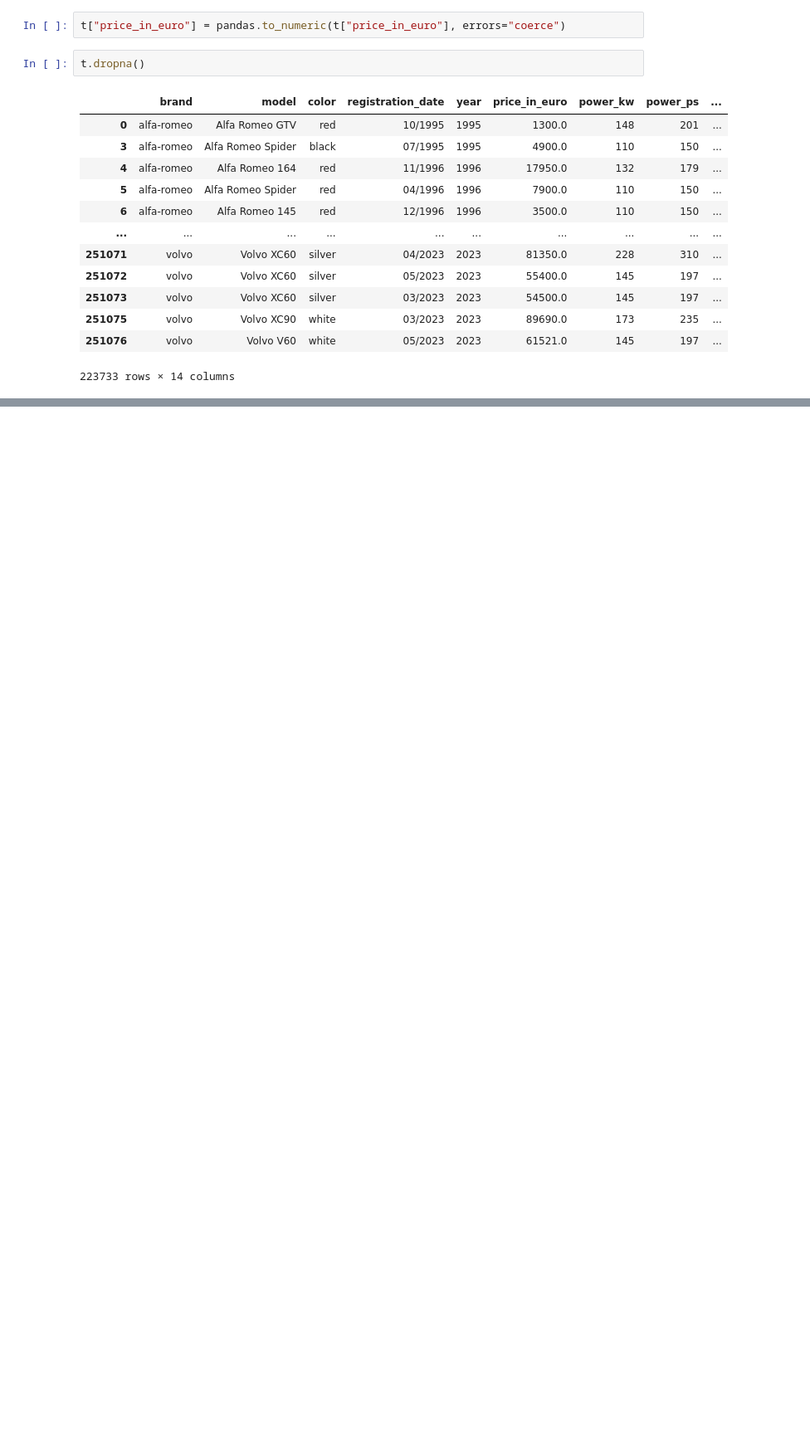
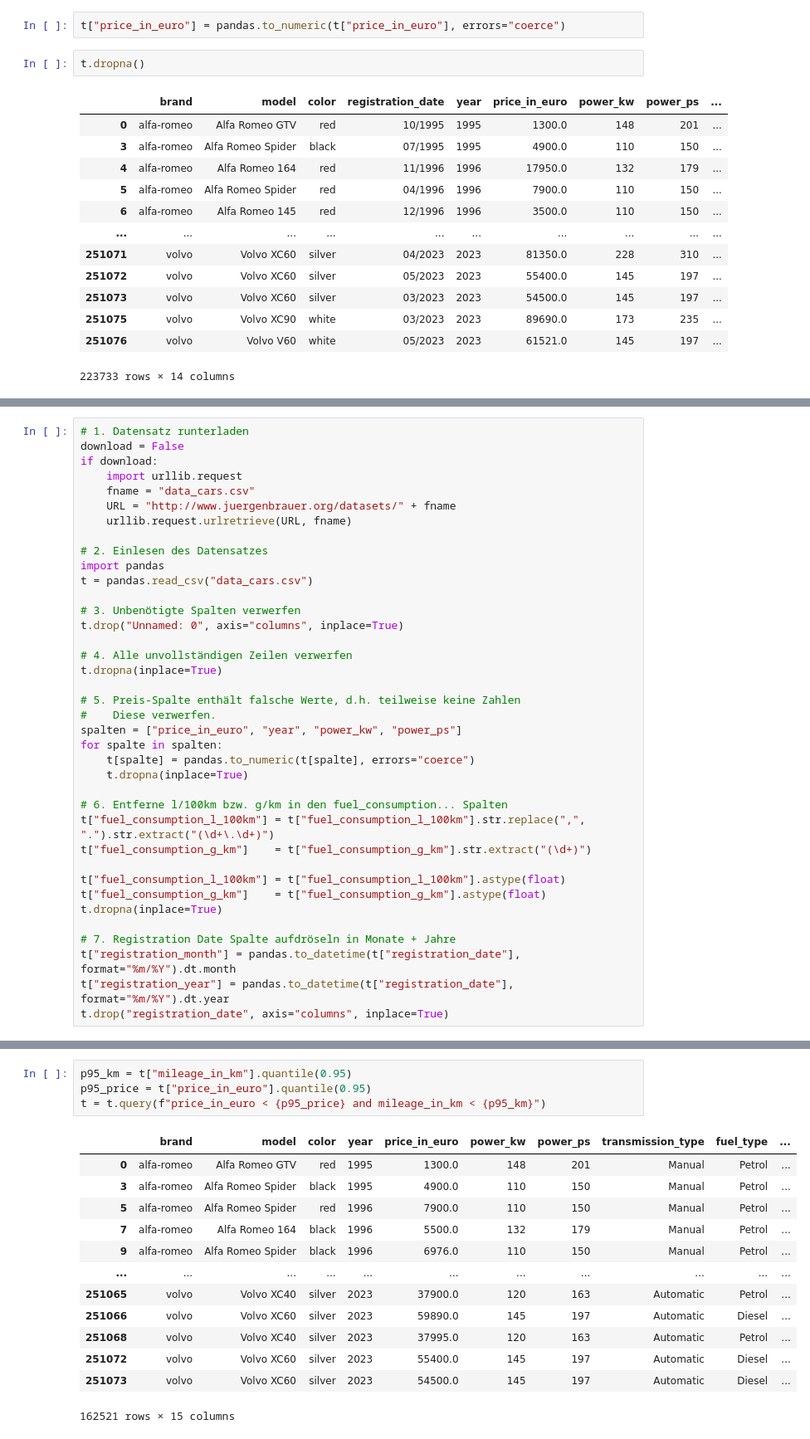
Before and after one commit to juebrauer/ws23_deeplearning, a Jupyter notebook: 1-1_datensatz_autopreise_vorbereiten.ipynb, the cells around one changed output, grey strips where cells are left out. Shown at 83% size. Cells and saved outputs as stored; diff of their text form; blank space fills up the shorter version.

Commit message:
1. Completed data cleaning of AutoScout24 dataset 2. Prepared data for machine learning

```diff
--- a/1-1_datensatz_autopreise_vorbereiten.ipynb
+++ b/1-1_datensatz_autopreise_vorbereiten.ipynb
@@ -326,0 +315,38 @@ t.dropna()
+# %%
+# 1. Datensatz runterladen
+download = False
+if download:
+    import urllib.request
+    fname = "data_cars.csv"
+    URL = "http://www.juergenbrauer.org/datasets/" + fname
+    urllib.request.urlretrieve(URL, fname)
+
+# 2. Einlesen des Datensatzes
+import pandas
+t = pandas.read_csv("data_cars.csv")
+
+# 3. Unbenötigte Spalten verwerfen
+t.drop("Unnamed: 0", axis="columns", inplace=True)
+
+# 4. Alle unvollständigen Zeilen verwerfen
+t.dropna(inplace=True)
+
+# 5. Preis-Spalte enthält falsche Werte, d.h. teilweise keine Zahlen
+#    Diese verwerfen.
+spalten = ["price_in_euro", "year", "power_kw", "power_ps"]
+for spalte in spalten:
+    t[spalte] = pandas.to_numeric(t[spalte], errors="coerce")
+    t.dropna(inplace=True)
+
+# 6. Entferne l/100km bzw. g/km in den fuel_consumption... Spalten
+t["fuel_consumption_l_100km"] = t["fuel_consumption_l_100km"].str.replace(",", ".").str.extract("(\d+\.\d+)")
+t["fuel_consumption_g_km"]    = t["fuel_consumption_g_km"].str.extract("(\d+)")
+
+t["fuel_consumption_l_100km"] = t["fuel_consumption_l_100km"].astype(float)
+t["fuel_consumption_g_km"]    = t["fuel_consumption_g_km"].astype(float)
+t.dropna(inplace=True)
+
+# 7. Registration Date Spalte aufdröseln in Monate + Jahre
+t["registration_month"] = pandas.to_datetime(t["registration_date"], format="%m/%Y").dt.month
+t["registration_year"] = pandas.to_datetime(t["registration_date"], format="%m/%Y").dt.year
+t.drop("registration_date", axis="columns", inplace=True)
@@ -326,0 +467,18 @@ t.dropna()
+# %%
+p95_km = t["mileage_in_km"].quantile(0.95)
+p95_price = t["price_in_euro"].quantile(0.95)
+t = t.query(f"price_in_euro < {p95_price} and mileage_in_km < {p95_km}")
+# %% [output]
+|  | brand | model | color | year | price_in_euro | power_kw | power_ps | transmission_type | fuel_type | ... |
+| 0 | alfa-romeo | Alfa Romeo GTV | red | 1995 | 1300.0 | 148 | 201 | Manual | Petrol | ... |
+| 3 | alfa-romeo | Alfa Romeo Spider | black | 1995 | 4900.0 | 110 | 150 | Manual | Petrol | ... |
+| 5 | alfa-romeo | Alfa Romeo Spider | red | 1996 | 7900.0 | 110 | 150 | Manual | Petrol | ... |
+| 7 | alfa-romeo | Alfa Romeo 164 | black | 1996 | 5500.0 | 132 | 179 | Manual | Petrol | ... |
+| 9 | alfa-romeo | Alfa Romeo Spider | black | 1996 | 6976.0 | 110 | 150 | Manual | Petrol | ... |
+| ... | ... | ... | ... | ... | ... | ... | ... | ... | ... | ... |
+| 251065 | volvo | Volvo XC40 | silver | 2023 | 37900.0 | 120 | 163 | Automatic | Petrol | ... |
+| 251066 | volvo | Volvo XC60 | silver | 2023 | 59890.0 | 145 | 197 | Automatic | Diesel | ... |
+| 251068 | volvo | Volvo XC40 | silver | 2023 | 37995.0 | 120 | 163 | Automatic | Petrol | ... |
+| 251072 | volvo | Volvo XC60 | silver | 2023 | 55400.0 | 145 | 197 | Automatic | Diesel | ... |
+| 251073 | volvo | Volvo XC60 | silver | 2023 | 54500.0 | 145 | 197 | Automatic | Diesel | ... |
+162521 rows × 15 columns
```
Also changed, not shown: parts of 21 cells of this notebook, 1 other file.
